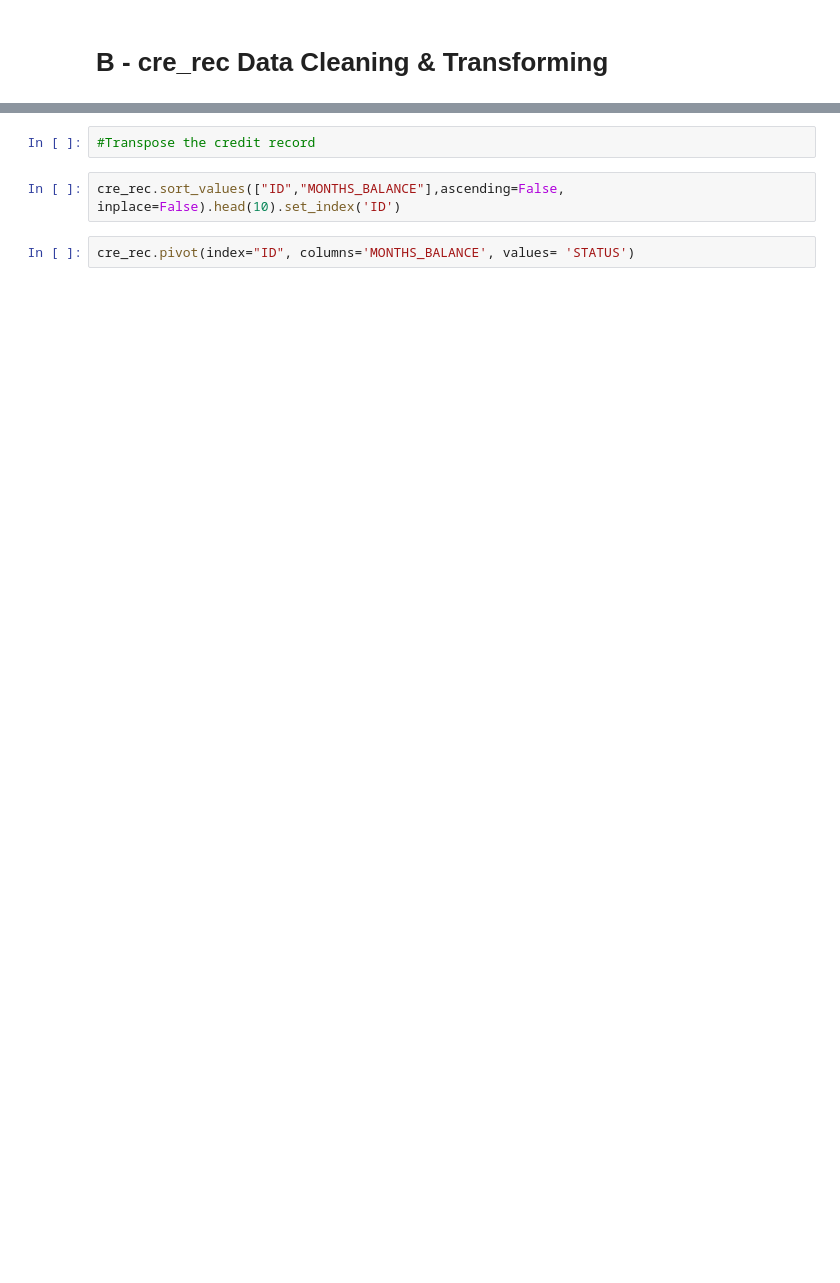
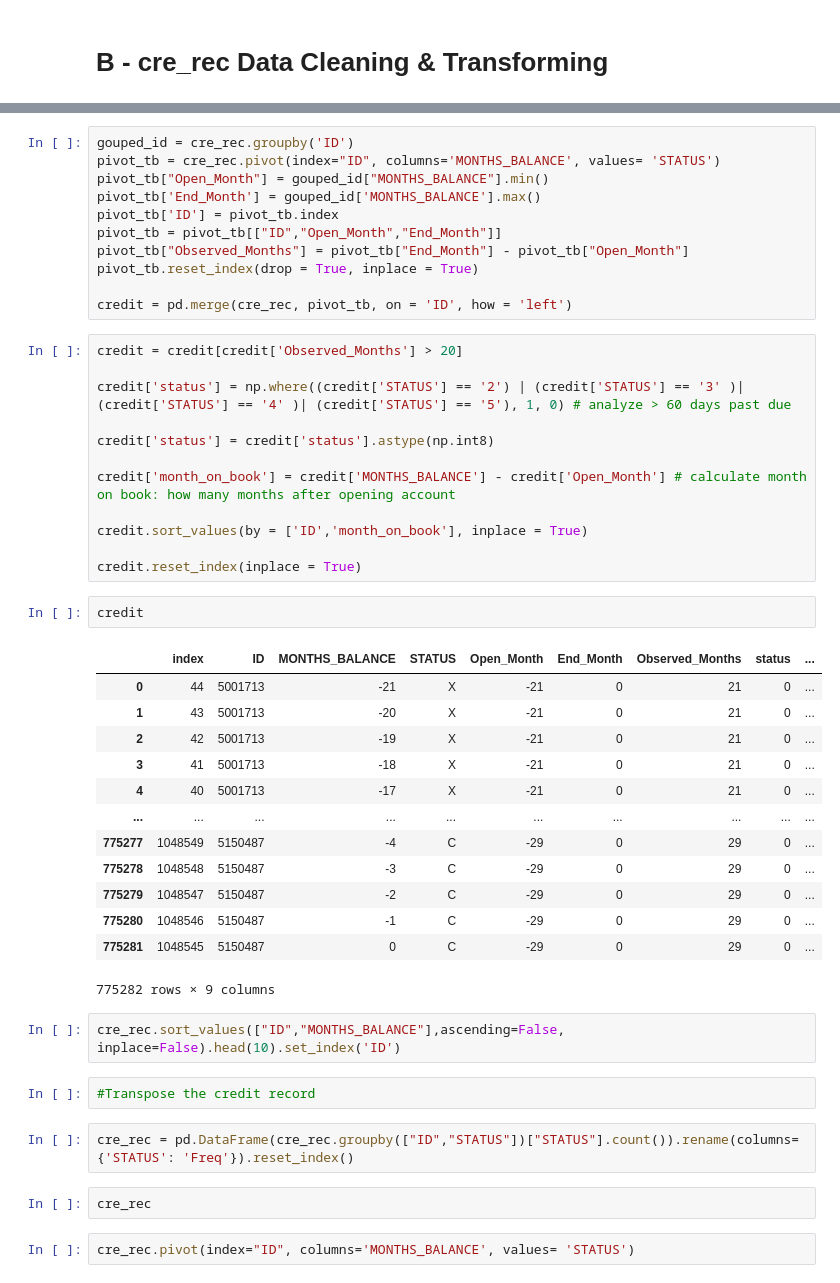
Before and after one commit to Davoodshahabi/Credit-Risk, a Jupyter notebook: credit_score_1.ipynb, the cells around one changed output, grey strips where cells are left out. Drawn from its saved outputs; the diff is of its cells as text; blank space fills up the shorter version.

```diff
--- a/credit_score_1.ipynb
+++ b/credit_score_1.ipynb
@@ -68,6 +348,49 @@ cre_rec.columns
+# %%
+gouped_id = cre_rec.groupby('ID')
+pivot_tb = cre_rec.pivot(index="ID", columns='MONTHS_BALANCE', values= 'STATUS')
+pivot_tb["Open_Month"] = gouped_id["MONTHS_BALANCE"].min()
+pivot_tb['End_Month'] = gouped_id['MONTHS_BALANCE'].max()
+pivot_tb['ID'] = pivot_tb.index
+pivot_tb = pivot_tb[["ID","Open_Month","End_Month"]]
+pivot_tb["Observed_Months"] = pivot_tb["End_Month"] - pivot_tb["Open_Month"]
+pivot_tb.reset_index(drop = True, inplace = True)
+
+credit = pd.merge(cre_rec, pivot_tb, on = 'ID', how = 'left')
+# %%
+credit = credit[credit['Observed_Months'] > 20]
+
+credit['status'] = np.where((credit['STATUS'] == '2') | (credit['STATUS'] == '3' )| (credit['STATUS'] == '4' )| (credit['STATUS'] == '5'), 1, 0) # analyze > 60 days past due
+
+credit['status'] = credit['status'].astype(np.int8)
+
+credit['month_on_book'] = credit['MONTHS_BALANCE'] - credit['Open_Month'] # calculate month on book: how many months after opening account
+
+credit.sort_values(by = ['ID','month_on_book'], inplace = True)
+
+credit.reset_index(inplace = True)
+# %%
+credit
+# %% [output]
+|  | index | ID | MONTHS_BALANCE | STATUS | Open_Month | End_Month | Observed_Months | status | ... |
+| 0 | 44 | 5001713 | -21 | X | -21 | 0 | 21 | 0 | ... |
+| 1 | 43 | 5001713 | -20 | X | -21 | 0 | 21 | 0 | ... |
+| 2 | 42 | 5001713 | -19 | X | -21 | 0 | 21 | 0 | ... |
+| 3 | 41 | 5001713 | -18 | X | -21 | 0 | 21 | 0 | ... |
+| 4 | 40 | 5001713 | -17 | X | -21 | 0 | 21 | 0 | ... |
+| ... | ... | ... | ... | ... | ... | ... | ... | ... | ... |
+| 775277 | 1048549 | 5150487 | -4 | C | -29 | 0 | 29 | 0 | ... |
+| 775278 | 1048548 | 5150487 | -3 | C | -29 | 0 | 29 | 0 | ... |
+| 775279 | 1048547 | 5150487 | -2 | C | -29 | 0 | 29 | 0 | ... |
+| 775280 | 1048546 | 5150487 | -1 | C | -29 | 0 | 29 | 0 | ... |
+| 775281 | 1048545 | 5150487 | 0 | C | -29 | 0 | 29 | 0 | ... |
+775282 rows × 9 columns
+# %%
+cre_rec.sort_values(["ID","MONTHS_BALANCE"],ascending=False,    inplace=False).head(10).set_index('ID')
 # %%
 #Transpose the credit record
-# %%
-cre_rec.sort_values(["ID","MONTHS_BALANCE"],ascending=False,    inplace=False).head(10).set_index('ID')
+# %%
+cre_rec = pd.DataFrame(cre_rec.groupby(["ID","STATUS"])["STATUS"].count()).rename(columns={'STATUS': 'Freq'}).reset_index()
+# %%
+cre_rec
 # %%
 cre_rec.pivot(index="ID", columns='MONTHS_BALANCE', values= 'STATUS')
```
Also changed, not shown: parts of 52 cells of this notebook.
